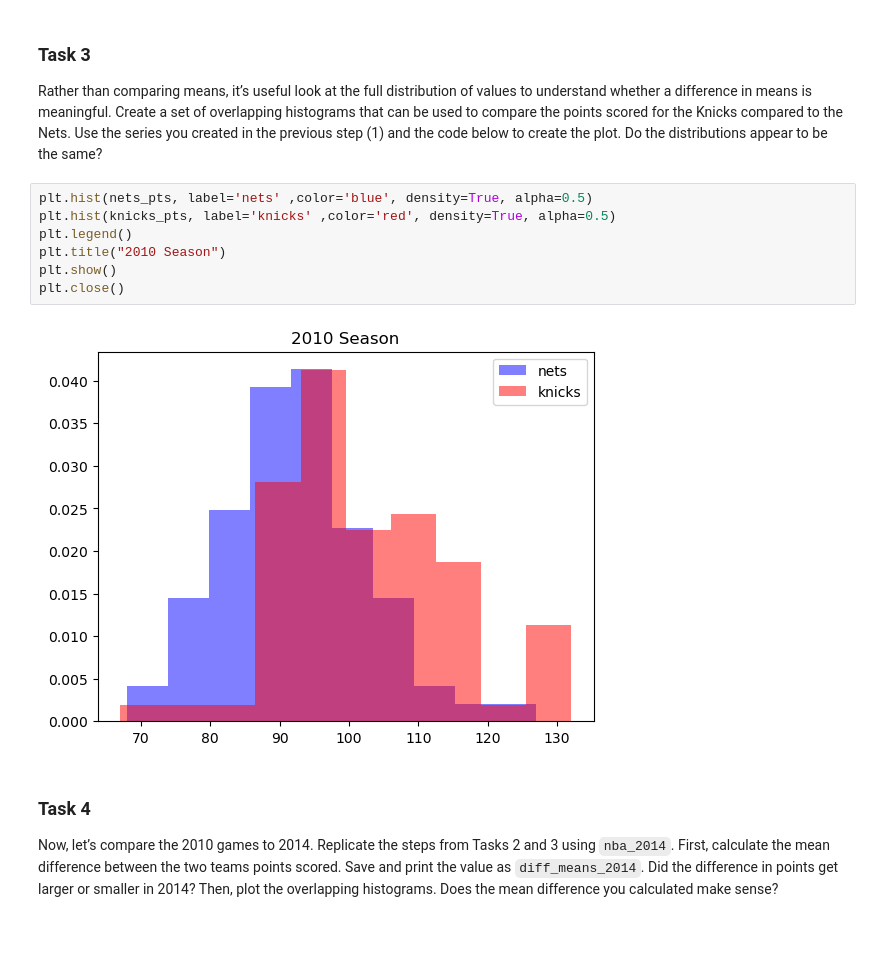
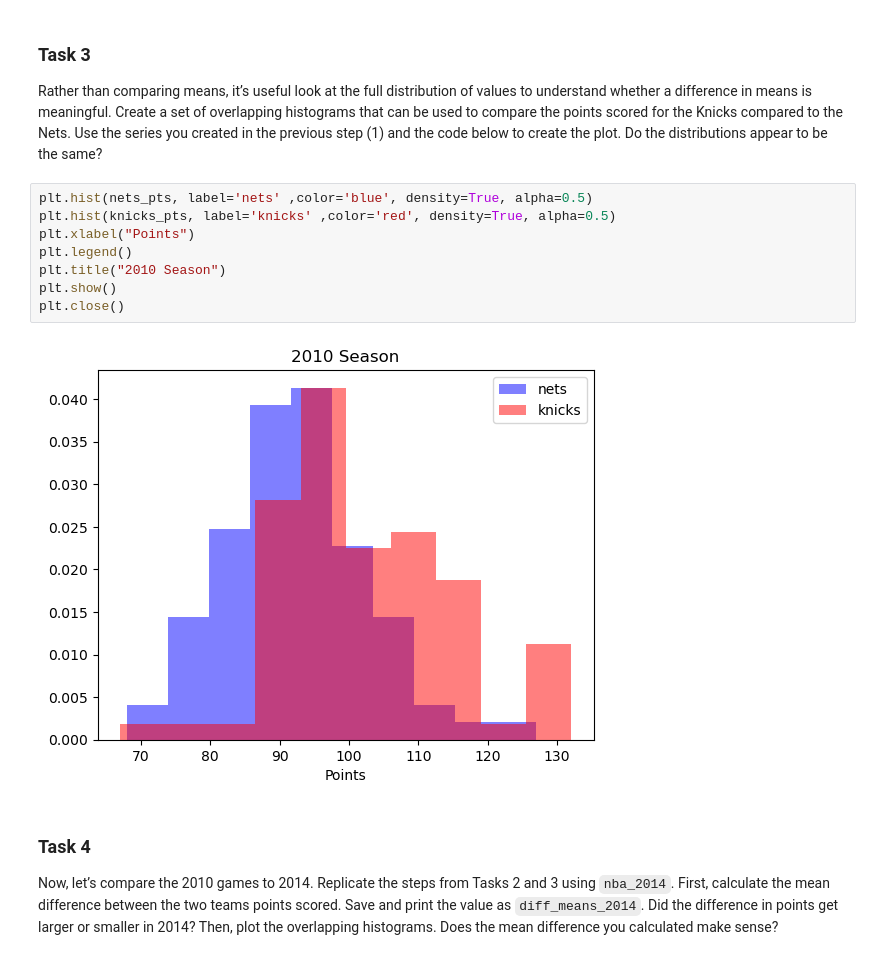
Before and after one commit to xre22zax/Self-Learn-Projects, a Jupyter notebook: Advance/NBA Trends Project/Codecademy_NBA_Trends_Project.ipynb, the cells around one changed output. Drawn from its saved outputs; the diff is of its cells as text; blank space fills up the shorter version.

```diff
--- a/Advance/NBA Trends Project/Codecademy_NBA_Trends_Project.ipynb
+++ b/Advance/NBA Trends Project/Codecademy_NBA_Trends_Project.ipynb
@@ -70,12 +70,13 @@ Rather than comparing means, it’s useful look at the full distribution of valu
 # %%
 plt.hist(nets_pts, label='nets' ,color='blue', density=True, alpha=0.5)
 plt.hist(knicks_pts, label='knicks' ,color='red', density=True, alpha=0.5)
+plt.xlabel("Points")
 plt.legend()
 plt.title("2010 Season")
 plt.show()
 plt.close()
 # %% [output]
-[figure, old version]
+[figure, new version]
 # %% [markdown]
 ### Task 4
 Now, let’s compare the 2010 games to 2014. Replicate the steps from Tasks 2 and 3 using `nba_2014`. First, calculate the mean difference between the two teams points scored. Save and print the value as `diff_means_2014`. Did the difference in points get larger or smaller in 2014? Then, plot the overlapping histograms. Does the mean difference you calculated make sense?
```
Also changed, not shown: parts of 2 cells of this notebook, 3 other files.
